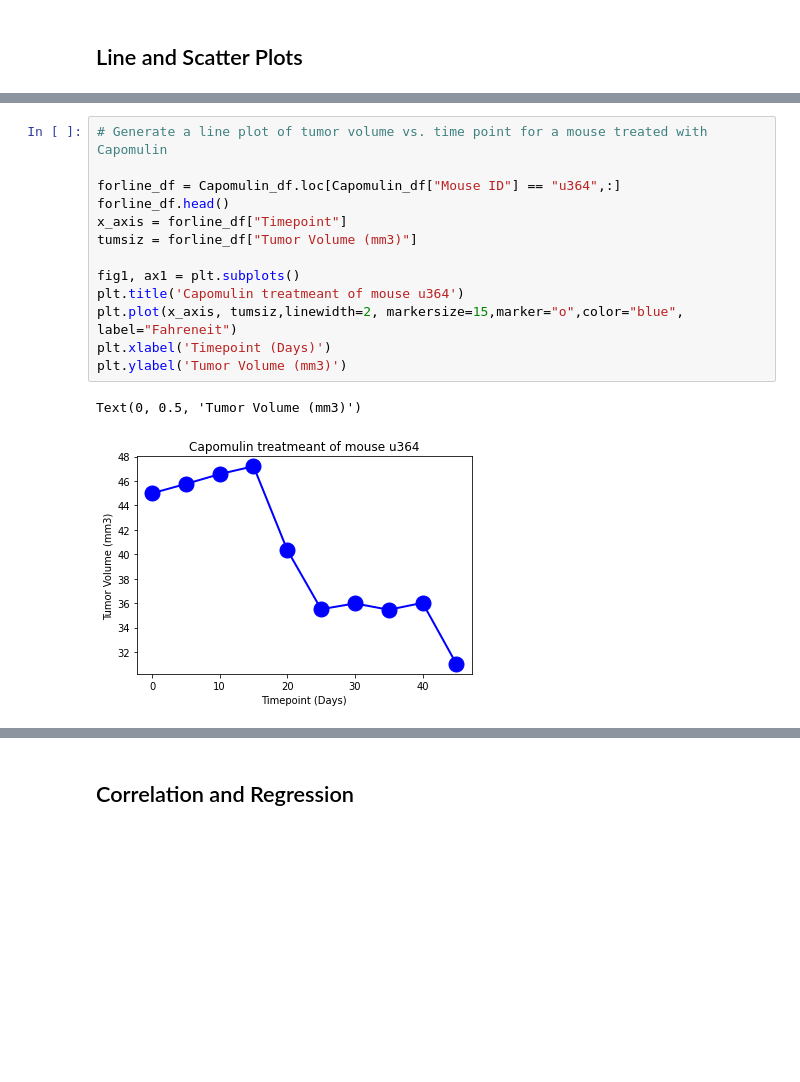
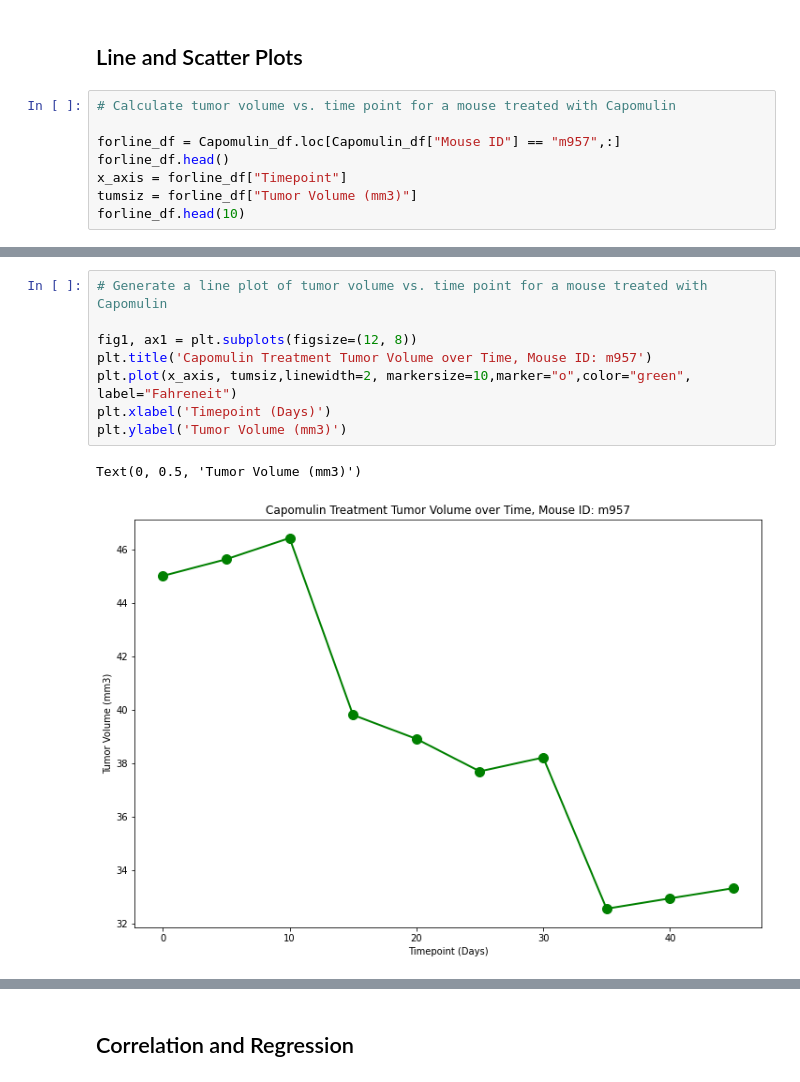
Before and after one commit to Jesskhunter/Matplotlib-Challenge, a Jupyter notebook: Pymaceuticals/pymaceuticals_starter.ipynb, the cells around one changed output, grey strips where cells are left out. Saved outputs shown, nothing was run; the diff lists cells and outputs as text; blank space fills up the shorter version.

```diff
--- a/Pymaceuticals/pymaceuticals_starter.ipynb
+++ b/Pymaceuticals/pymaceuticals_starter.ipynb
@@ -410,2 +410,10 @@ plt.show()
 # %% [markdown]
 ## Line and Scatter Plots
+# %%
+# Calculate tumor volume vs. time point for a mouse treated with Capomulin
+
+forline_df = Capomulin_df.loc[Capomulin_df["Mouse ID"] == "m957",:]
+forline_df.head()
+x_axis = forline_df["Timepoint"]
+tumsiz = forline_df["Tumor Volume (mm3)"]
+forline_df.head(10)
@@ -412,16 +432,11 @@ plt.show()
 # %%
 # Generate a line plot of tumor volume vs. time point for a mouse treated with Capomulin
 
-forline_df = Capomulin_df.loc[Capomulin_df["Mouse ID"] == "u364",:]
-forline_df.head()
-x_axis = forline_df["Timepoint"]
-tumsiz = forline_df["Tumor Volume (mm3)"]
-
-fig1, ax1 = plt.subplots()
-plt.title('Capomulin treatmeant of mouse u364')
-plt.plot(x_axis, tumsiz,linewidth=2, markersize=15,marker="o",color="blue", label="Fahreneit")
+fig1, ax1 = plt.subplots(figsize=(12, 8))
+plt.title('Capomulin Treatment Tumor Volume over Time, Mouse ID: m957')
+plt.plot(x_axis, tumsiz,linewidth=2, markersize=10,marker="o",color="green", label="Fahreneit")
 plt.xlabel('Timepoint (Days)')
 plt.ylabel('Tumor Volume (mm3)')
 # %% [output]
 Text(0, 0.5, 'Tumor Volume (mm3)')
-[figure, old version]
+[figure, new version]
```
Also changed, not shown: parts of 5 cells of this notebook.
